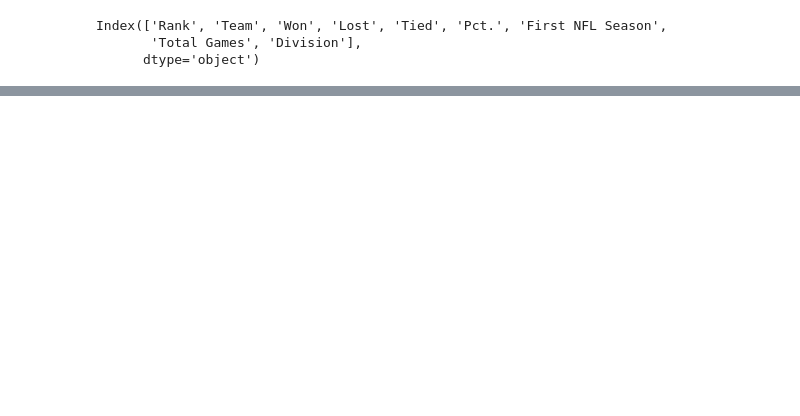
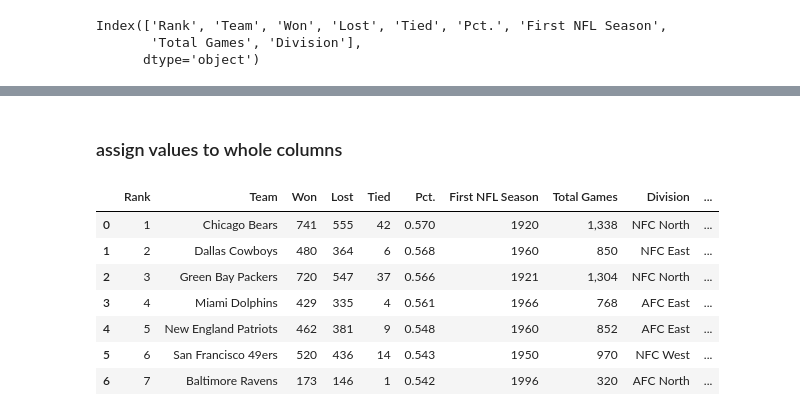
Before and after one commit to HanchenXiong/Python_Essential, a Jupyter notebook: Python for Data Science.ipynb, the cells around one changed output, grey strips where cells are left out. Cells and saved outputs as stored; diff of their text form; code cells hidden in the pictures; blank space fills up the shorter version.

```diff
--- a/Python for Data Science.ipynb
+++ b/Python for Data Science.ipynb
@@ -645,0 +695,15 @@ DataFrame(nfl_frame, columns=['Team', 'Lost', 'Division'])
+# %% [markdown]
+### assign values to whole columns
+# %%
+nfl_frame['Stadium'] = "Levi's Stadium"
+# %%
+nfl_frame
+# %% [output]
+|  | Rank | Team | Won | Lost | Tied | Pct. | First NFL Season | Total Games | Division | ... |
+| 0 | 1 | Chicago Bears | 741 | 555 | 42 | 0.570 | 1920 | 1,338 | NFC North | ... |
+| 1 | 2 | Dallas Cowboys | 480 | 364 | 6 | 0.568 | 1960 | 850 | NFC East | ... |
+| 2 | 3 | Green Bay Packers | 720 | 547 | 37 | 0.566 | 1921 | 1,304 | NFC North | ... |
+| 3 | 4 | Miami Dolphins | 429 | 335 | 4 | 0.561 | 1966 | 768 | AFC East | ... |
+| 4 | 5 | New England Patriots | 462 | 381 | 9 | 0.548 | 1960 | 852 | AFC East | ... |
+| 5 | 6 | San Francisco 49ers | 520 | 436 | 14 | 0.543 | 1950 | 970 | NFC West | ... |
+| 6 | 7 | Baltimore Ravens | 173 | 146 | 1 | 0.542 | 1996 | 320 | AFC North | ... |
```
Also changed, not shown: parts of 182 cells of this notebook, 3 other files.
